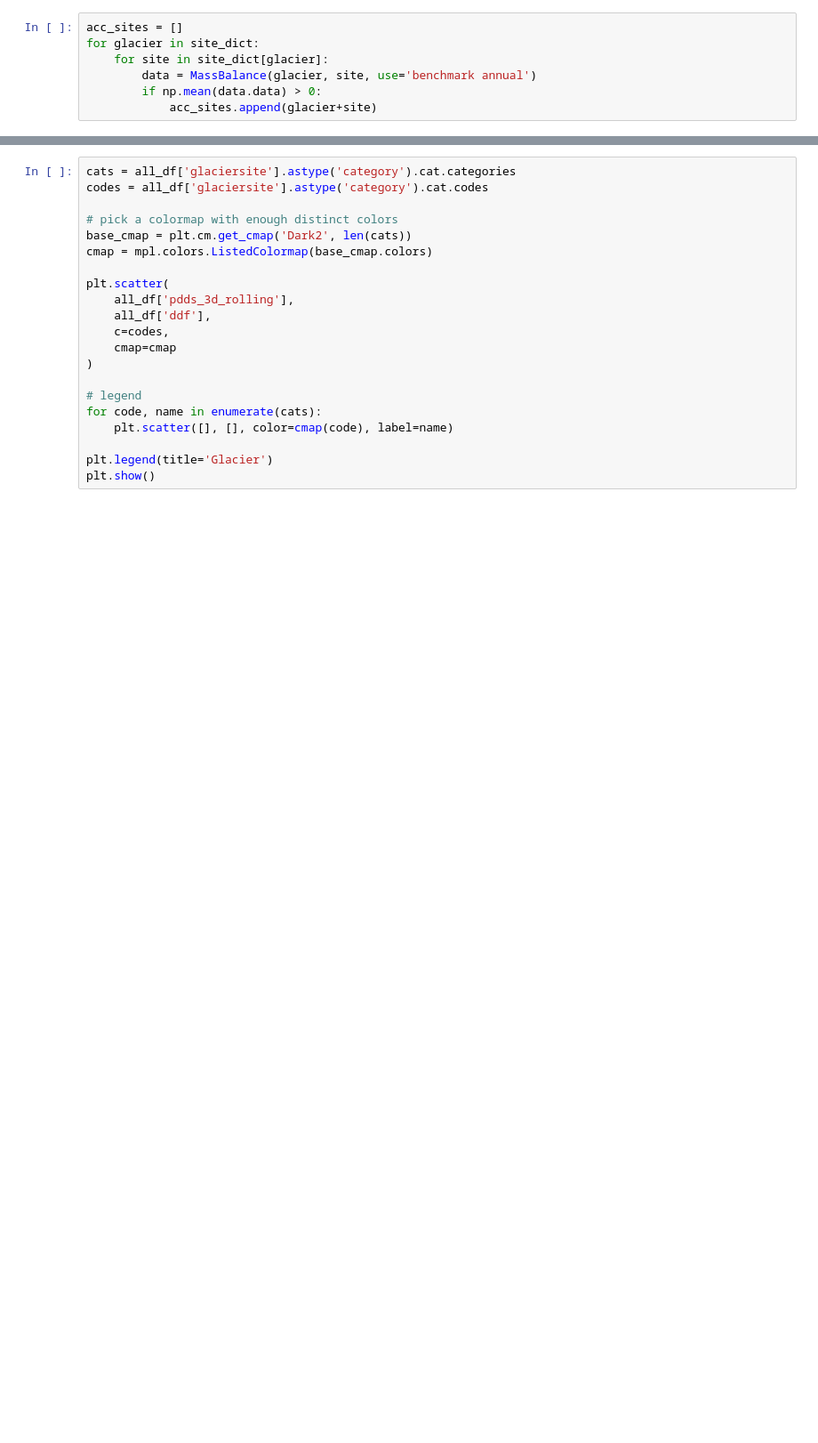
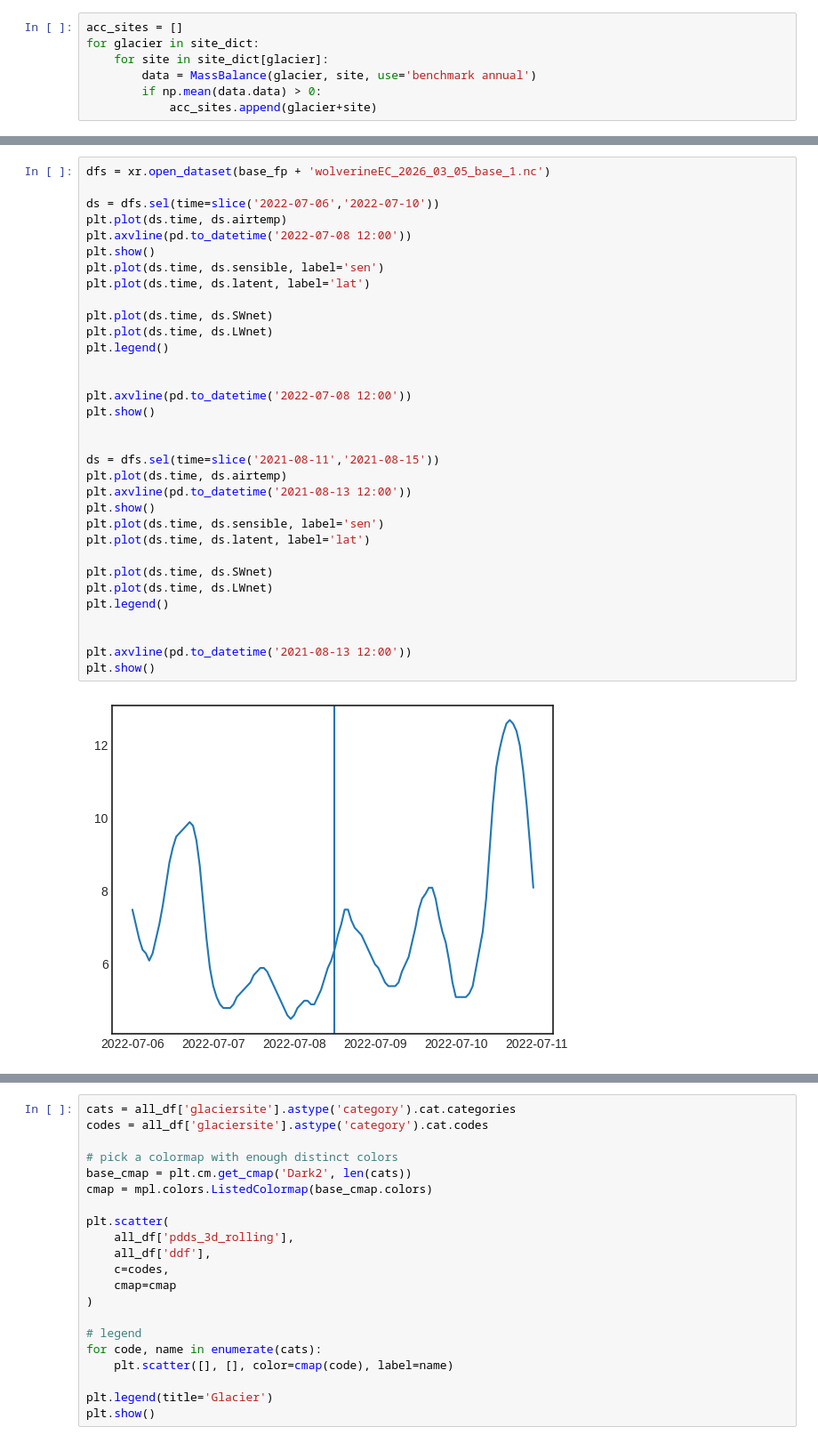
Before and after one commit to clairevwilson/PEBSI, a Jupyter notebook: project/explore.ipynb, the cells around one changed output, grey strips where cells are left out. Shown at 89% size. Drawn from its saved outputs; the diff is of its cells as text; blank space fills up the shorter version.

```diff
--- a/project/explore.ipynb
+++ b/project/explore.ipynb
@@ -424,0 +438,35 @@ for group in all_groups:
+# %%
+dfs = xr.open_dataset(base_fp + 'wolverineEC_2026_03_05_base_1.nc')
+
+ds = dfs.sel(time=slice('2022-07-06','2022-07-10'))
+plt.plot(ds.time, ds.airtemp)
+plt.axvline(pd.to_datetime('2022-07-08 12:00'))
+plt.show()
+plt.plot(ds.time, ds.sensible, label='sen')
+plt.plot(ds.time, ds.latent, label='lat')
+
+plt.plot(ds.time, ds.SWnet)
+plt.plot(ds.time, ds.LWnet)
+plt.legend()
+
+
+plt.axvline(pd.to_datetime('2022-07-08 12:00'))
+plt.show()
+
+
+ds = dfs.sel(time=slice('2021-08-11','2021-08-15'))
+plt.plot(ds.time, ds.airtemp)
+plt.axvline(pd.to_datetime('2021-08-13 12:00'))
+plt.show()
+plt.plot(ds.time, ds.sensible, label='sen')
+plt.plot(ds.time, ds.latent, label='lat')
+
+plt.plot(ds.time, ds.SWnet)
+plt.plot(ds.time, ds.LWnet)
+plt.legend()
+
+
+plt.axvline(pd.to_datetime('2021-08-13 12:00'))
+plt.show()
+# %% [output]
+[figure, added]
```
Also changed, not shown: parts of 16 cells of this notebook, 8 other files.
